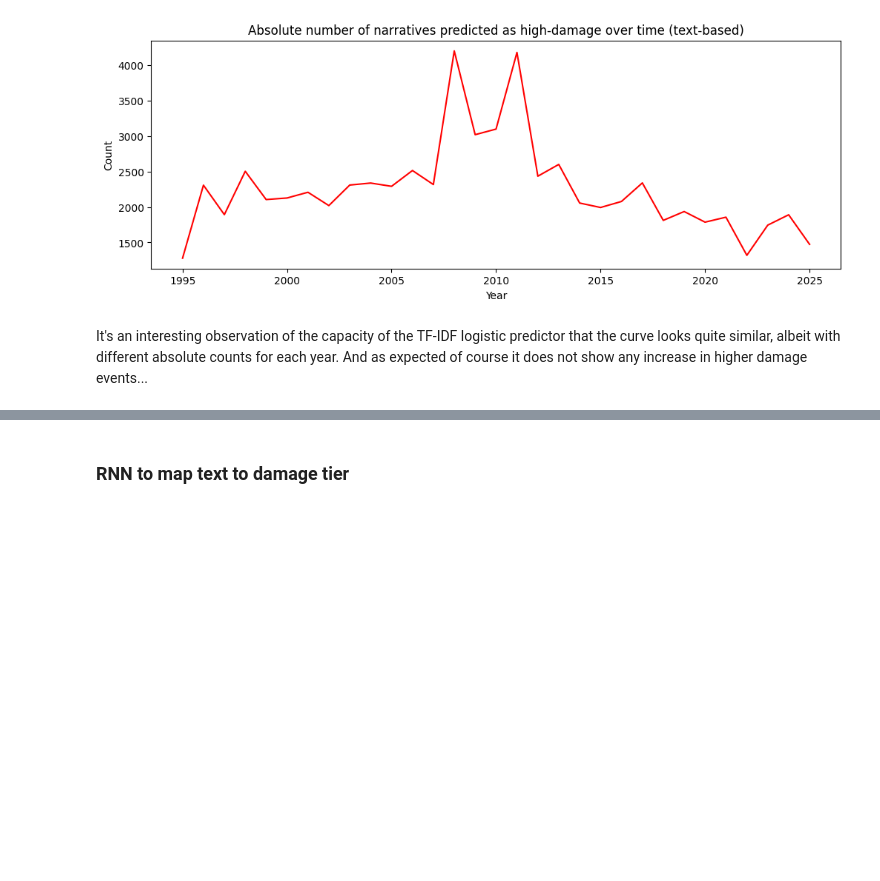
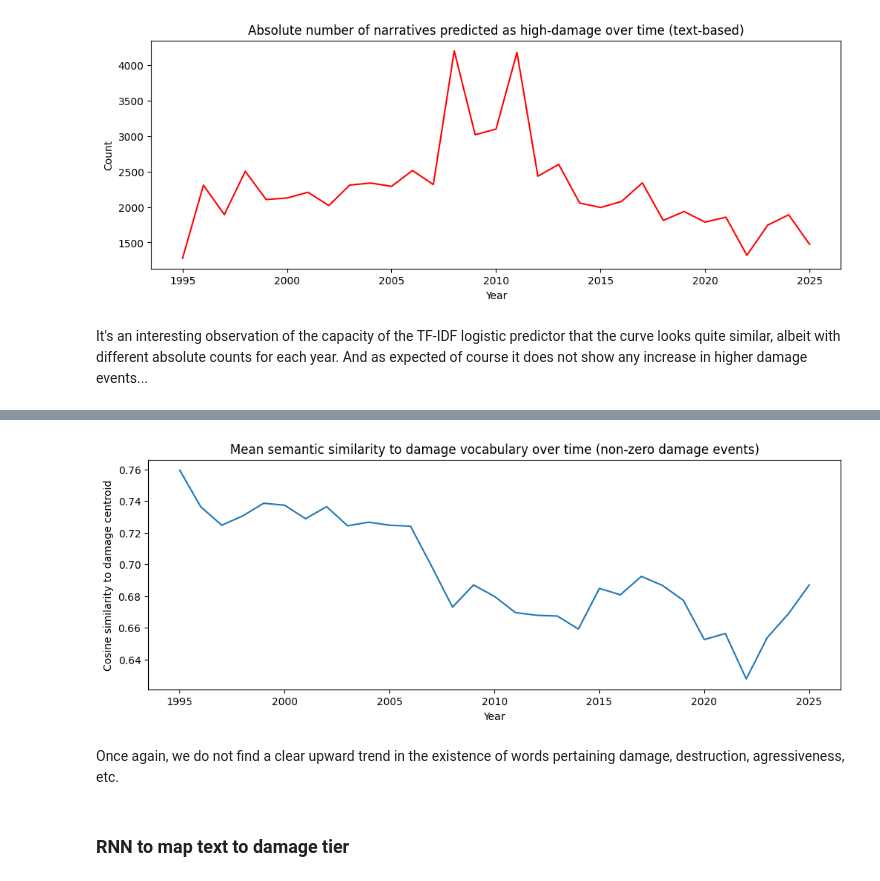
Before and after one commit to mirunabel/Task1_ATML, a Jupyter notebook: Task1.ipynb, the cells around one changed output, grey strips where cells are left out. Drawn from its saved outputs; the diff is of its cells as text; code cells hidden in the pictures; blank space fills up the shorter version.

```diff
--- a/Task1.ipynb
+++ b/Task1.ipynb
@@ -1587,3 +1617,15 @@ It's an interesting observation of the capacity of the TF-IDF logistic predictor
+# %%
+df[df["damage_tier"] == 5].groupby("year")["damage_similarity"].mean().plot(
+    figsize=(12, 4),
+    title="Mean semantic similarity to damage vocabulary over time (non-zero damage events)"
+)
+plt.ylabel("Cosine similarity to damage centroid")
+plt.xlabel("Year")
+plt.show()
+# %% [output]
+[figure, added]
+# %% [markdown]
+Once again, we do not find a clear upward trend in the existence of words pertaining damage, destruction, agressiveness, etc.
 # %% [markdown]
 ### RNN to map text to damage tier
 # %%
```
Also changed, not shown: parts of 26 cells of this notebook.
